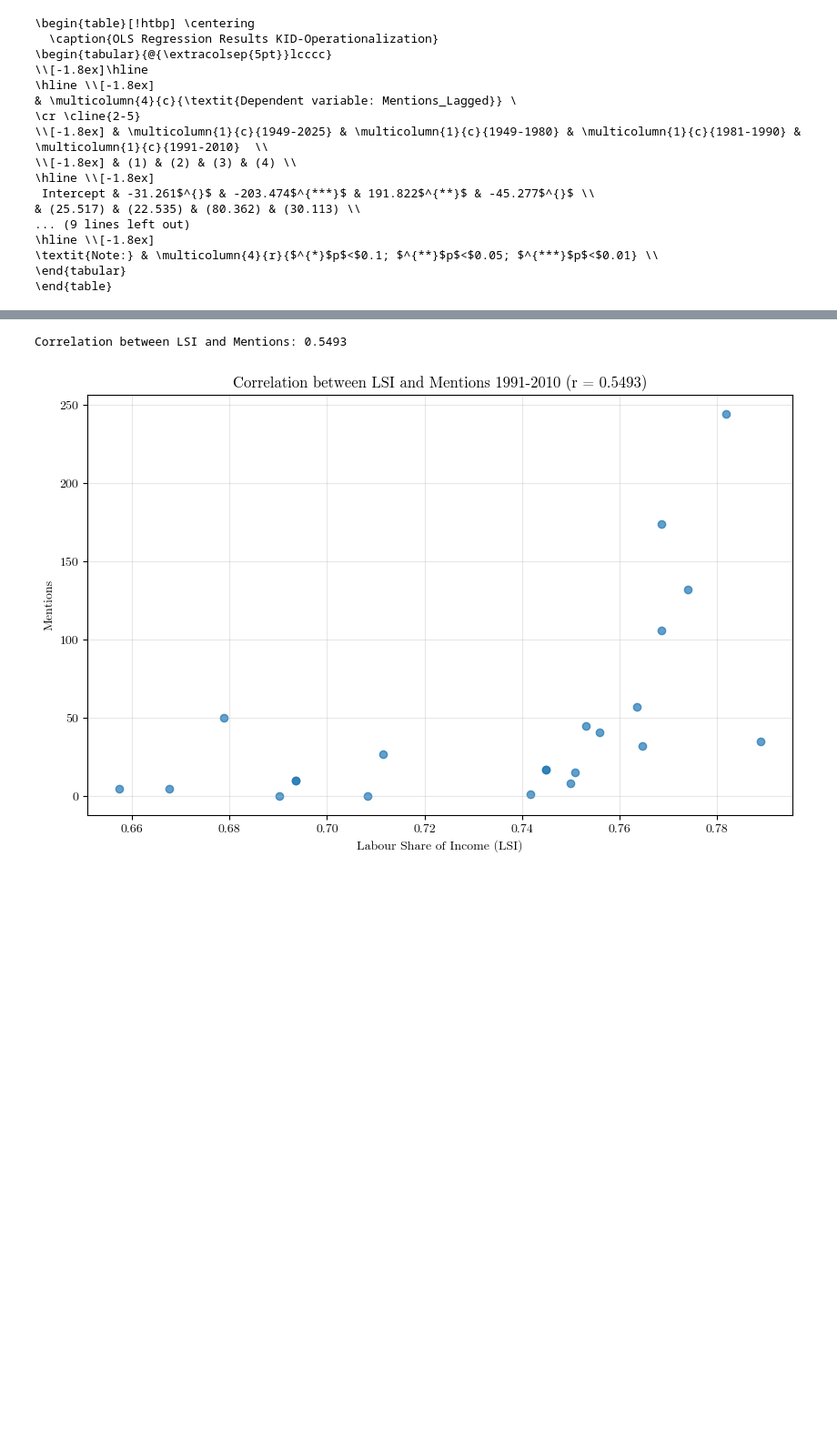
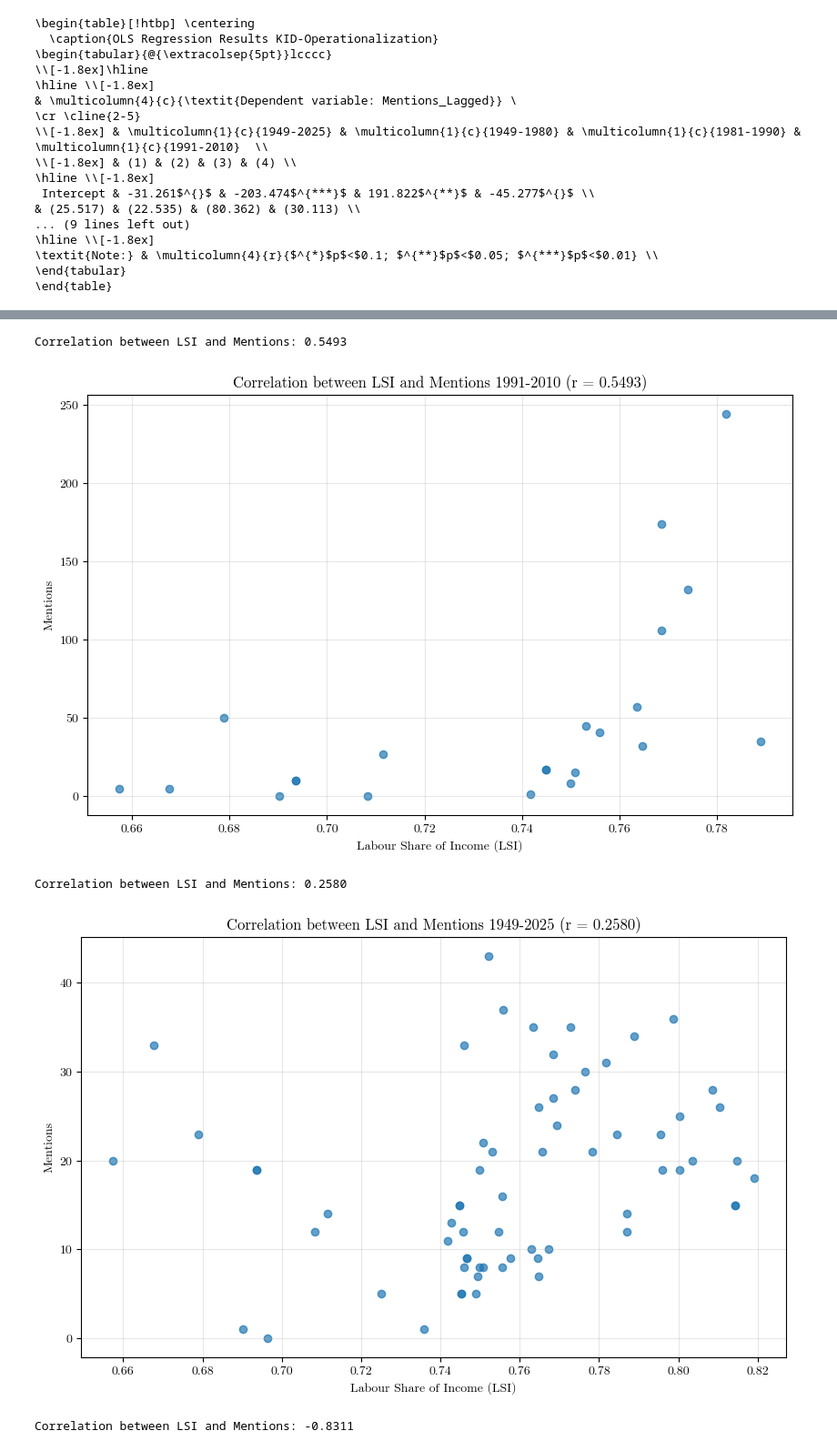
Before and after one commit to jkaess/Master-s-thesis-Public, a Jupyter notebook: Descriptives_& _OLS.ipynb, the cells around one changed output, grey strips where cells are left out. Shown at 91% size. Saved outputs shown, nothing was run; the diff lists cells and outputs as text; code cells hidden in the pictures; blank space fills up the shorter version.

```diff
--- a/Descriptives_& _OLS.ipynb
+++ b/Descriptives_& _OLS.ipynb
@@ -12,11 +12,11 @@ import statsmodels
 matplotlib.rcParams['font.family'] = 'CMU Serif'
 # %%
 #Loading the LLM-A-Corpus
-LLM_A_corpus_df = pd.read_csv("/home/pc/Uni/MasterThesis/Scripts/Corpus_Chunked_full_annotated_cleaned.csv", header = 0)
+LLM_A_corpus_df = pd.read_csv("./CSV/Corpus_Chunked_full_annotated_cleaned.csv", header = 0)
 LLM_A_corpus_df = LLM_A_corpus_df[LLM_A_corpus_df['qwen2.5:7b'].notna() & (LLM_A_corpus_df['qwen2.5:7b'] == 1)] #Exclude sessions where LLM classification returns 0 or NaN
 
 #Loading the KID-Dataset
-with open("/home/pc/Uni/MasterThesis/Scripts/Cache/keyword_search_results.txt", "r") as file:
+with open("./CSV/keyword_search_results.txt", "r") as file:
     KID_results= file.read().splitlines()
 
 KID_results_list = pd.DataFrame(KID_results, columns=["Keywords"])
@@ -43,7 +43,7 @@ KID_results_df['Year'] = KID_results_df['Year'].astype(int)
 
 del KID_results, KID_results_list, file
 
-coalitions = pd.read_csv("/home/pc/Uni/MasterThesis/Additional Data/Coalitionlist.csv", header=0)
+coalitions = pd.read_csv("./CSV/Coalitionlist.csv", header=0)
 coalitions.columns = ['Year', 'Coalition']
 coalitions = coalitions[['Year', 'Coalition']]
 coalitions = coalitions.sort_values(by='Year').reset_index(drop=True)
@@ -158,7 +158,7 @@ def year_of_mention(df):
     Year = []
 
     for document in df['file_name']:
-        file_path = f"/home/pc/Uni/MasterThesis/Speeches/IndividualSessions/{document.strip()}"
+        file_path = f"../Speeches/IndividualSessions/{document.strip()}"
         try:
             with open(file_path, 'r', encoding='utf-8') as file:
                 TextInhalt = file.read()
@@ -241,7 +241,7 @@ print(ranging_mentions(LLM_A_corpus_df))
 
 [75 rows x 2 columns]
 # %%
-demographicsData = pd.read_csv("/home/pc/Uni/MasterThesis/Additional Data/Demographics.csv", header=0)
+demographicsData = pd.read_csv("./CSV/Demographics.csv", header=0)
 demographicsData['Births'] = demographicsData['Births'].str.replace(',', '.', regex=False).astype(float)
 demographicsData['Deaths'] = demographicsData['Deaths'].str.replace(',', '.', regex=False).astype(float)
 # %%
@@ -260,7 +260,7 @@ plot_demograpficData(demographicsData)
 # %% [output]
 [figure]
 # %%
-econData = pd.read_csv("/home/pc/Uni/MasterThesis/Macrodata_Piketty.csv", encoding='utf-8')
+econData = pd.read_csv("./CSV/Macrodata_Piketty.csv", encoding='utf-8')
 econData['LSI'] = econData['Labour share of income'].str.replace(',', '.', regex=False).astype(float)
 econData['RoR'] = econData['Rate of return'].str.replace(',', '.', regex=False).astype(float)
 
@@ -559,30 +559,37 @@ PearsonRResult(statistic=np.float64(0.03577678164212744), pvalue=np.float64(0.87
 def correlate(dataframe, start_year, end_year):
 
     correlation = dataframe['LSI'].loc[dataframe['Year'].between(start_year, end_year)].corr(dataframe['Mentions'])
     print(f"Correlation between LSI and Mentions: {correlation:.4f}")
 
 
 def plotCorrelation(dataframe, start_year, end_year):
 
     correlation = dataframe['LSI'].loc[dataframe['Year'].between(start_year, end_year)].corr(dataframe['Mentions'])
     print(f"Correlation between LSI and Mentions: {correlation:.4f}")
 
     plt.figure(figsize=(10, 6))
     plt.scatter(dataframe['LSI'].loc[dataframe['Year'].between(start_year, end_year)], dataframe['Mentions'].loc[dataframe['Year'].between(start_year, end_year)], alpha=0.7)
     plt.xlabel('Labour Share of Income (LSI)')
     plt.ylabel('Mentions')
     plt.title(f'Correlation between LSI and Mentions {start_year}-{end_year} (r = {correlation:.4f})')
     plt.grid(True, alpha=0.3)
     plt.savefig(f'{dataframe.Name}_LSI_Mentions_Correlation_{start_year}_{end_year}.png', dpi=300)
     plt.show()
 
 plotCorrelation(df_merged_LLM_sorted, 1949, 2025)
 plotCorrelation(df_merged_LLM_sorted, 1981, 1990)
 plotCorrelation(df_merged_LLM_sorted, 1991, 2010)
+
+plotCorrelation(df_merged_KID_sorted, 1949, 2025)
+plotCorrelation(df_merged_KID_sorted, 1981, 1990)
+plotCorrelation(df_merged_KID_sorted, 1991, 2010)
 # %% [output]
 Correlation between LSI and Mentions: 0.2497
 [figure]
 Correlation between LSI and Mentions: -0.8243
 [figure]
 Correlation between LSI and Mentions: 0.5493
 [figure]
+Correlation between LSI and Mentions: 0.2580
+[figure, added]
+Correlation between LSI and Mentions: -0.8311
```
Also changed, not shown: parts of 5 cells of this notebook, 16 other files.
